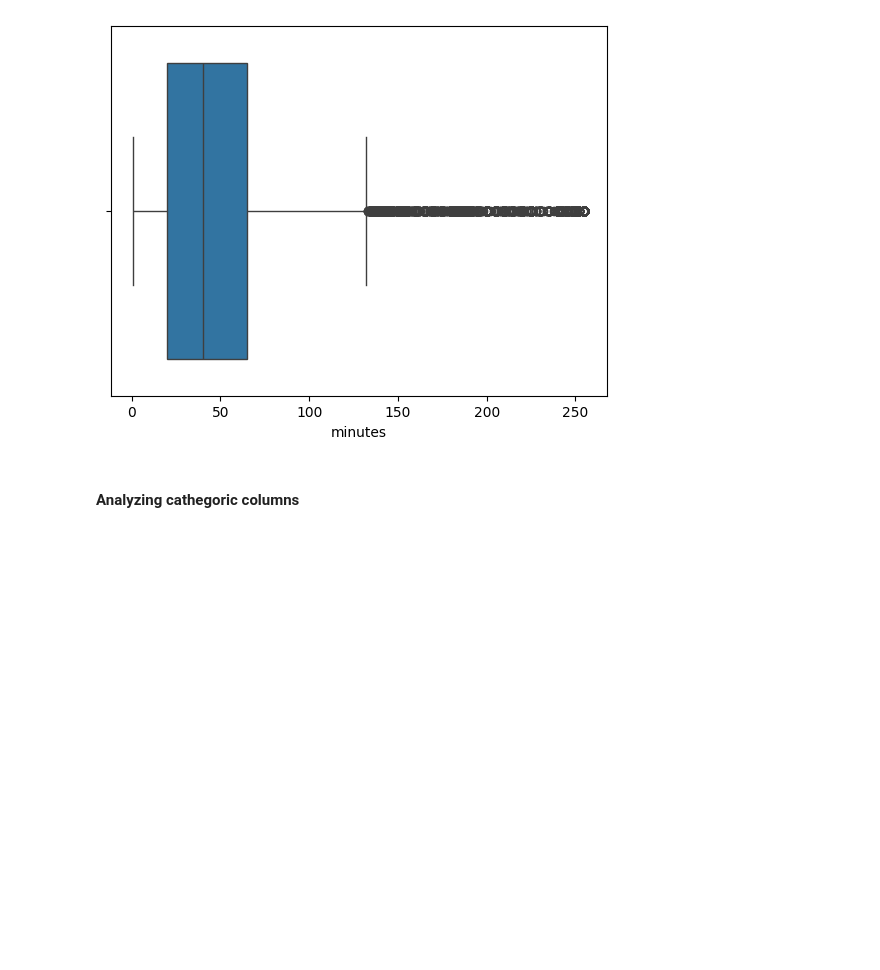
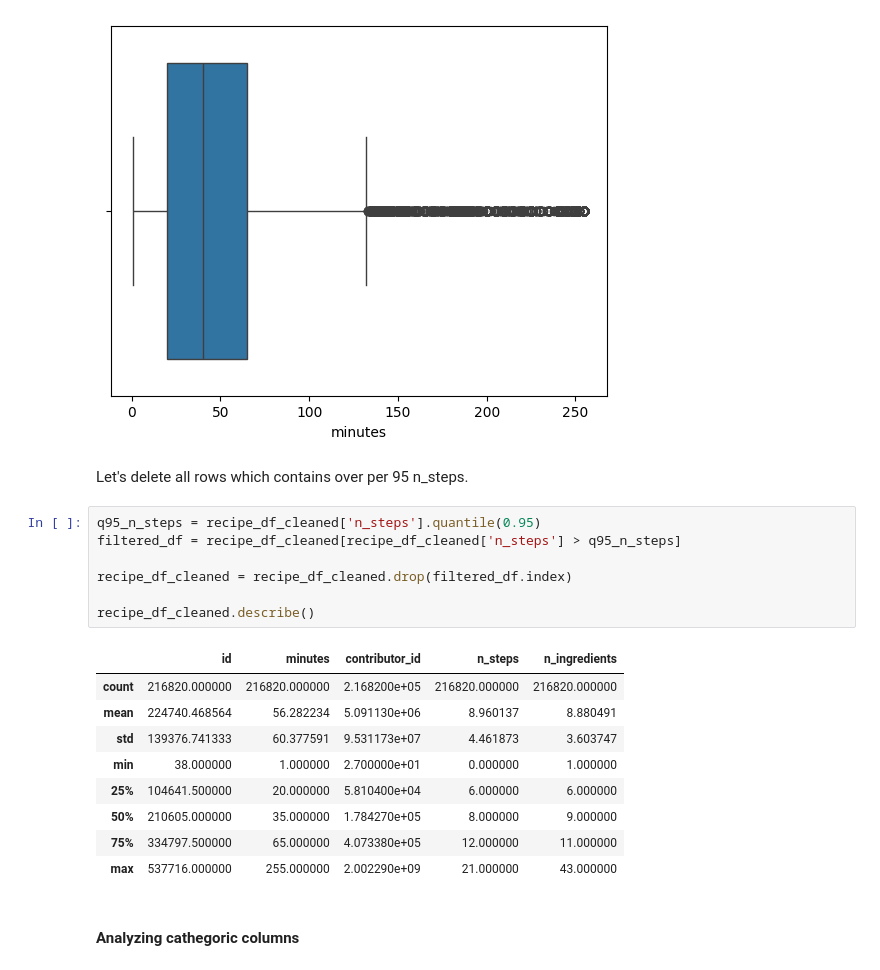
Before and after one commit to Cristian1A/recipe-recommendation-system, a Jupyter notebook: notebooks/raw_data_cleanup_and_import.ipynb, the cells around one changed output. Cells and saved outputs as stored; diff of their text form; blank space fills up the shorter version.

```diff
--- a/notebooks/raw_data_cleanup_and_import.ipynb
+++ b/notebooks/raw_data_cleanup_and_import.ipynb
@@ -262,6 +244,25 @@ sns.boxplot(x=recipe_df_cleaned['minutes'])
 # %% [output]
 <Axes: xlabel='minutes'>
 [figure]
+# %% [markdown]
+Let's delete all rows which contains over per 95 n_steps.
+# %%
+q95_n_steps = recipe_df_cleaned['n_steps'].quantile(0.95)
+filtered_df = recipe_df_cleaned[recipe_df_cleaned['n_steps'] > q95_n_steps]
+
+recipe_df_cleaned = recipe_df_cleaned.drop(filtered_df.index)
+
+recipe_df_cleaned.describe()
+# %% [output]
+|  | id | minutes | contributor_id | n_steps | n_ingredients |
+| count | 216820.000000 | 216820.000000 | 2.168200e+05 | 216820.000000 | 216820.000000 |
+| mean | 224740.468564 | 56.282234 | 5.091130e+06 | 8.960137 | 8.880491 |
+| std | 139376.741333 | 60.377591 | 9.531173e+07 | 4.461873 | 3.603747 |
+| min | 38.000000 | 1.000000 | 2.700000e+01 | 0.000000 | 1.000000 |
+| 25% | 104641.500000 | 20.000000 | 5.810400e+04 | 6.000000 | 6.000000 |
+| 50% | 210605.000000 | 35.000000 | 1.784270e+05 | 8.000000 | 9.000000 |
+| 75% | 334797.500000 | 65.000000 | 4.073380e+05 | 12.000000 | 11.000000 |
+| max | 537716.000000 | 255.000000 | 2.002290e+09 | 21.000000 | 43.000000 |
 # %% [markdown]
 #### Analyzing cathegoric columns
 # %% [markdown]
```
Also changed, not shown: parts of 8 cells of this notebook.
